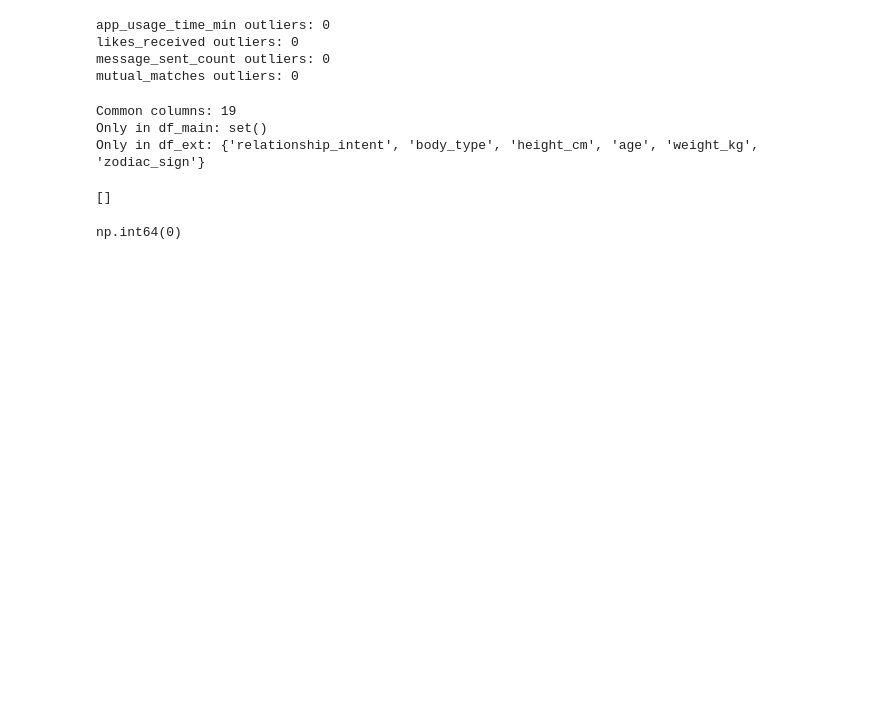
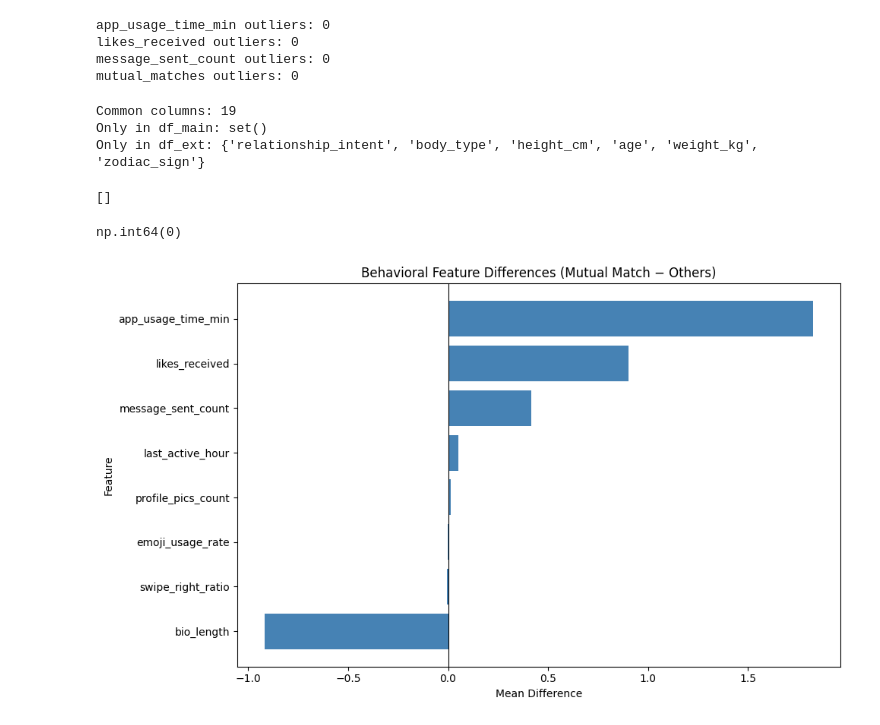
Before and after one commit to chiaralanzi93-create/machine_learning_dating_app_project, a Jupyter notebook: notebooks/eda_initial_ouhai.ipynb, the cells around one changed output. Cells and saved outputs as stored; diff of their text form; code cells hidden in the pictures; blank space fills up the shorter version.

```diff
--- a/notebooks/eda_initial_ouhai.ipynb
+++ b/notebooks/eda_initial_ouhai.ipynb
@@ -207,3 +208,36 @@ df_main.duplicated().sum()
 df_ext.duplicated().sum()
 # %% [output]
 np.int64(0)
+# %%
+df_ext['is_mutual_match'] = (df_ext['match_outcome'] == 'Mutual Match').astype(int)
+
+
+behavior_cols = [
+    'app_usage_time_min',
+    'swipe_right_ratio',
+    'likes_received',
+    'message_sent_count',
+    'profile_pics_count',
+    'bio_length',
+    'emoji_usage_rate',
+	'last_active_hour'
+]
+
+
+means = df_ext.groupby('is_mutual_match')[behavior_cols].mean().T
+means.columns = ['Not Mutual Match', 'Mutual Match']
+
+means['diff'] = means['Mutual Match'] - means['Not Mutual Match']
+means = means.sort_values('diff')
+
+plt.figure(figsize=(10, 6))
+plt.barh(means.index, means['diff'], color='steelblue')
+plt.axvline(0, color='black', linewidth=0.8)
+
+plt.title('Behavioral Feature Differences (Mutual Match − Others)')
+plt.xlabel('Mean Difference')
+plt.ylabel('Feature')
+plt.tight_layout()
+plt.show()
+# %% [output]
+[figure, added]
```
Also changed, not shown: parts of 3 cells of this notebook, 5 other files.
